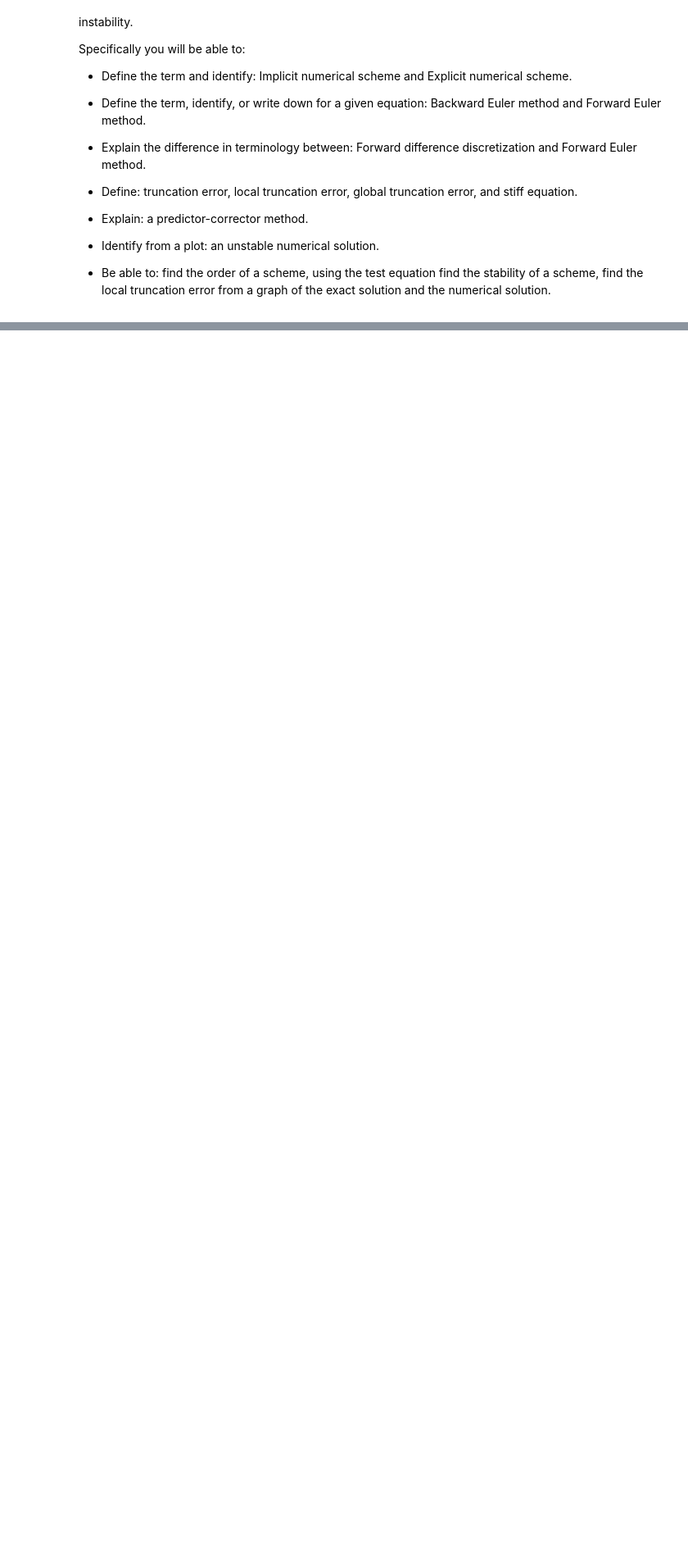
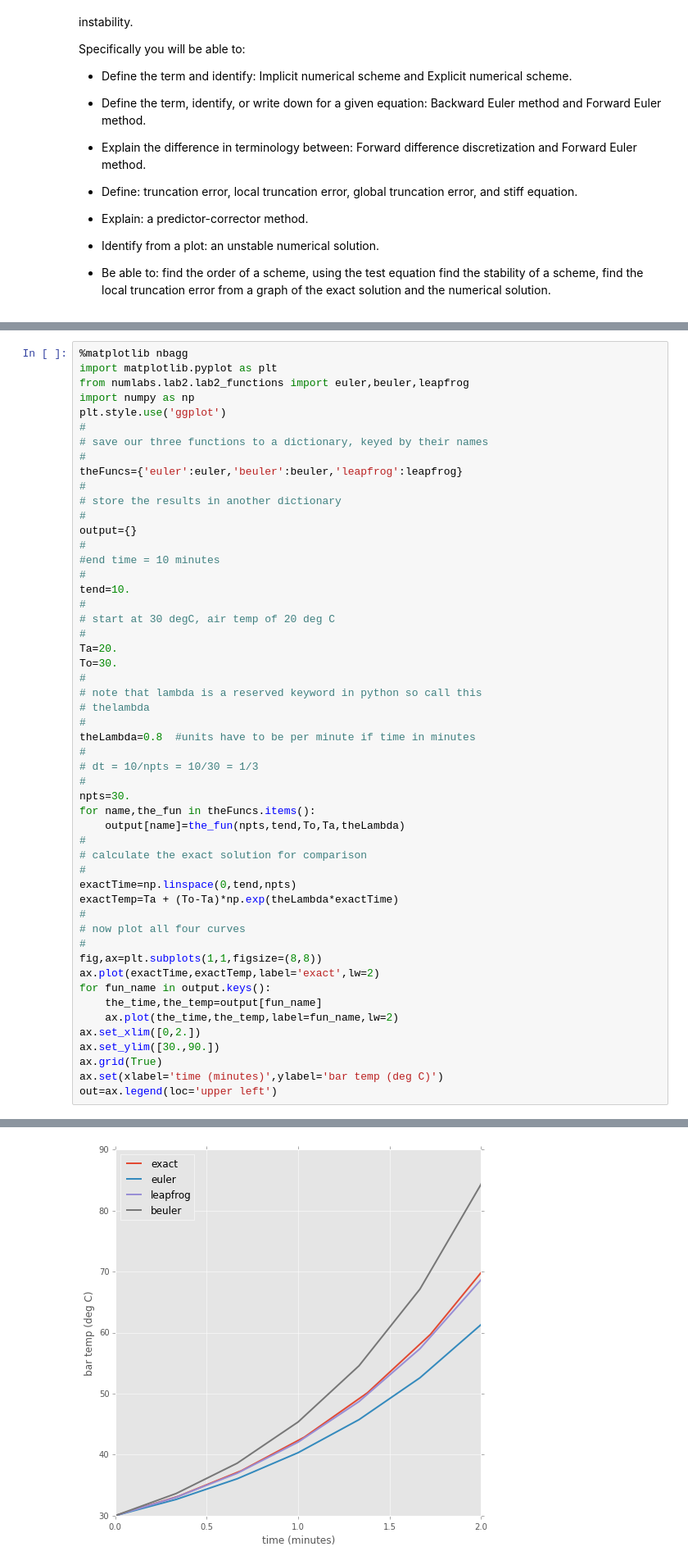
Before and after one commit to tjarnikova/numeric, a Jupyter notebook: lab2/lab2.ipynb, the cells around one changed output, grey strips where cells are left out. Shown at 82% size. Drawn from its saved outputs; the diff is of its cells as text; blank space fills up the shorter version.

```diff
--- a/lab2/lab2.ipynb
+++ b/lab2/lab2.ipynb
@@ -188,0 +192,53 @@ this would violate conservation of energy).
+# %%
+%matplotlib nbagg
+import matplotlib.pyplot as plt
+from numlabs.lab2.lab2_functions import euler,beuler,leapfrog
+import numpy as np
+plt.style.use('ggplot')
+#
+# save our three functions to a dictionary, keyed by their names
+#
+theFuncs={'euler':euler,'beuler':beuler,'leapfrog':leapfrog}
+#
+# store the results in another dictionary
+#
+output={}
+#
+#end time = 10 minutes
+#
+tend=10.
+#
+# start at 30 degC, air temp of 20 deg C
+#
+Ta=20.
+To=30.
+#
+# note that lambda is a reserved keyword in python so call this
+# thelambda
+#
+theLambda=0.8  #units have to be per minute if time in minutes
+#
+# dt = 10/npts = 10/30 = 1/3
+#
+npts=30.
+for name,the_fun in theFuncs.items():
+    output[name]=the_fun(npts,tend,To,Ta,theLambda)
+#
+# calculate the exact solution for comparison
+#
+exactTime=np.linspace(0,tend,npts)
+exactTemp=Ta + (To-Ta)*np.exp(theLambda*exactTime)
+#
+# now plot all four curves
+#
+fig,ax=plt.subplots(1,1,figsize=(8,8))
+ax.plot(exactTime,exactTemp,label='exact',lw=2)
+for fun_name in output.keys():
+    the_time,the_temp=output[fun_name]
+    ax.plot(the_time,the_temp,label=fun_name,lw=2)
+ax.set_xlim([0,2.])
+ax.set_ylim([30.,90.])
+ax.grid(True)
+ax.set(xlabel='time (minutes)',ylabel='bar temp (deg C)')
+out=ax.legend(loc='upper left')
+# %% [output]
@@ -188,0 +246 @@ this would violate conservation of energy).
+[figure, added]
```
Also changed, not shown: parts of 12 cells of this notebook, 2 other files.
